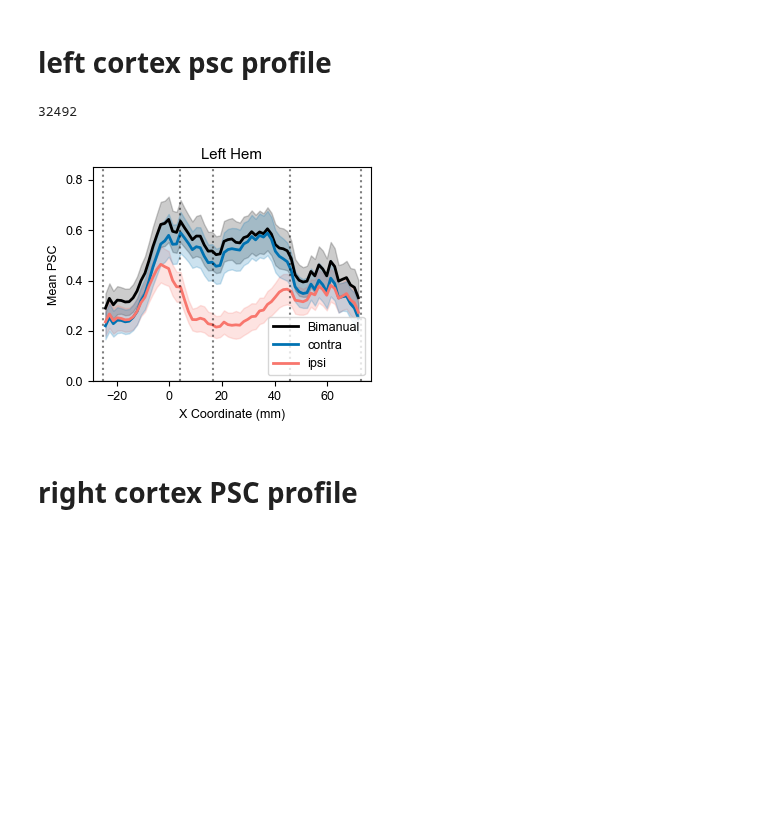
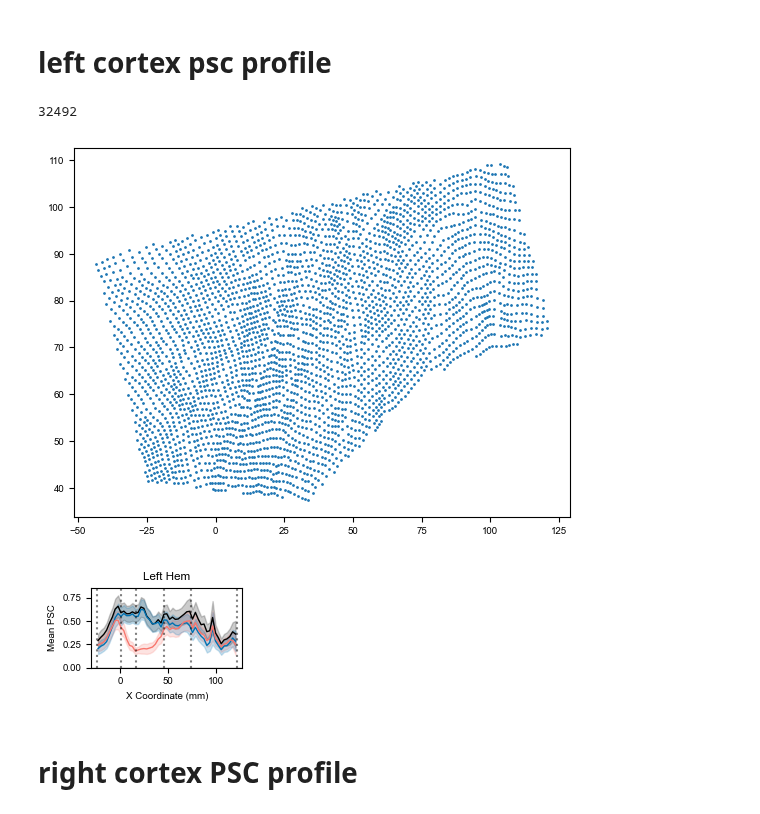
Before and after one commit to alighavam/bimanual_wrist, a Jupyter notebook: notebooks_mri/PSC_profile.ipynb, the cells around one changed output. Drawn from its saved outputs; the diff is of its cells as text; code cells hidden in the pictures; blank space fills up the shorter version.

```diff
--- a/notebooks_mri/PSC_profile.ipynb
+++ b/notebooks_mri/PSC_profile.ipynb
@@ -75,11 +107,27 @@ print(verts.shape, faces.shape, x.min(), x.max(), y.min(), y.max())
 # %%
+import matplotlib.path as mpath
+
 # DEFINE PATCH:
-num_subj = 14
-x1, x2 =  -25, 72.84
-y1, y2 = 41.03, 92.28
-dx = 1.5
-ROIs = ['PMd', 'M1', 'S1', 'SPLa']
-ROI_Xcoords = [-25, 4.23, 16.53, 45.67, 72.84]
+num_subj = 12
+
+    # (119.53, 104),
+    # (124.41, 71.85)
+# Example: [(x1, y1), (x2, y2), (x3, y3), ...]
+polygon_coords = [
+    (-25, 41.4),
+    (33.8, 37.2),
+    (76.9, 64.2),
+    (122.3,73.3),
+    (106,110),
+    (-44.2, 89.2)
+]
+patch_path = mpath.Path(polygon_coords)
+
+# Define the axis along which you will create bins
+x1, x2 = -25, 122.3
+dx = 3
+ROIs = ['PMd', 'M1', 'S1', 'SPLa', 'SPLp']
+ROI_Xcoords = [-25, 0.8, 16, 45.6, 74, 122.3]
 
 surfPy_dir = '/Users/aghavamp/Desktop/Projects/surfAnalysisPy/standard_mesh'
 surf_path = os.path.abspath(os.path.join(surfPy_dir, f'fs_L', f'fs_LR.32k.Lm.flat.surf.gii'))
@@ -101,13 +149,17 @@ verts = gii.agg_data('pointset')   # shape: (N, 3); for flat, Z should be 0
 x = verts[:, 0]
 y = verts[:, 1]
 print(len(verts))
-Xs = x[(x >= x1) & (x <= x2) & (y >= y1) & (y <= y2)]
-Ys = y[(x >= x1) & (x <= x2) & (y >= y1) & (y <= y2)]
+
+# Check which vertices are inside the polygon
+points_to_check = np.vstack((x, y)).T
+in_strip = patch_path.contains_points(points_to_check)
+
+# You can visualize the selected patch if you want
+plt.scatter(x[in_strip], y[in_strip], s=1)
+plt.show()
 
 bins = np.arange(x1, x2, dx)
 centers = 0.5 * (bins[:-1] + bins[1:])
-
-in_strip = (x >= x1) & (x <= x2) & (y >= y1) & (y <= y2)
 
 psc_profiles = {'lhand': np.full((num_subj, len(bins) - 1), np.nan),
                 'rhand': np.full((num_subj, len(bins) - 1), np.nan),
@@ -137,40 +189,41 @@ for sn in range(num_subj):
         b0, b1 = bins[i], bins[i+1]
         mbin = in_strip & (x >= b0) & (x < b1)
         psc_profiles['rhand'][sn, i] = np.nanmean(beta_sn[mbin])
 
 avg_psc_bi = np.nanmean(psc_profiles['bi'], axis=0)
 sem_psc_bi = np.nanstd(psc_profiles['bi'], axis=0) / np.sqrt(num_subj)
 avg_psc_lhand = np.nanmean(psc_profiles['lhand'], axis=0)
 sem_psc_lhand = np.nanstd(psc_profiles['lhand'], axis=0) / np.sqrt(num_subj)
 avg_psc_rhand = np.nanmean(psc_profiles['rhand'], axis=0)
 sem_psc_rhand = np.nanstd(psc_profiles['rhand'], axis=0) / np.sqrt(num_subj)
 
 # Plotting the results
-fig, ax = plt.subplots(figsize=(3.5, 3))
+fig, ax = plt.subplots(figsize=(2.1, 1.5))
 
-ax.plot(centers, avg_psc_bi, label='Bimanual', color='k', linewidth=2)
-ax.plot(centers, avg_psc_rhand, label='contra', color='#0072B2', linewidth=2)
-ax.plot(centers, avg_psc_lhand, label='ipsi', color='#F8766D', linewidth=2)
+ax.plot(centers, avg_psc_bi, label='Bimanual', color='k', linewidth=1)
+ax.plot(centers, avg_psc_rhand, label='contra', color='#0072B2', linewidth=1)
+ax.plot(centers, avg_psc_lhand, label='ipsi', color='#F8766D', linewidth=1)
 
 ax.fill_between(centers, avg_psc_bi - sem_psc_bi, avg_psc_bi + sem_psc_bi, color='k', alpha=0.2)
 ax.fill_between(centers, avg_psc_lhand - sem_psc_lhand, avg_psc_lhand + sem_psc_lhand, color='#F8766D', alpha=0.2)
 ax.fill_between(centers, avg_psc_rhand - sem_psc_rhand, avg_psc_rhand + sem_psc_rhand, color='#0072B2', alpha=0.2)
 ax.set_title('Left Hem')
 for roi_x in ROI_Xcoords:
     ax.axvline(x=roi_x, color='k', linestyle=':', label='_ignore_', alpha=0.5)
 ax.axhline(y=0, color='k', linestyle='-', linewidth=1, alpha=0.5)
 ax.set_xlabel('X Coordinate (mm)')
 ax.set_ylabel('Mean PSC')
 plt.rcParams['font.family'] = 'Arial'
-plt.rcParams['font.size'] = 9
+plt.rcParams['font.size'] = 7
 ax.set_ylim((0, 0.85))
-ax.legend()
+# ax.legend()
 plt.tight_layout()
 plt.savefig(f'../figures/PSC/PSC_profile_leftHemisphere.pdf', bbox_inches="tight")
 plt.show()
 # %% [output]
 32492
-[figure, old version]
+[figure, new version]
+[figure, added]
 # %% [markdown]
 # right cortex PSC profile
 # %%
```
Also changed, not shown: parts of 2 cells of this notebook, 3 other files.
